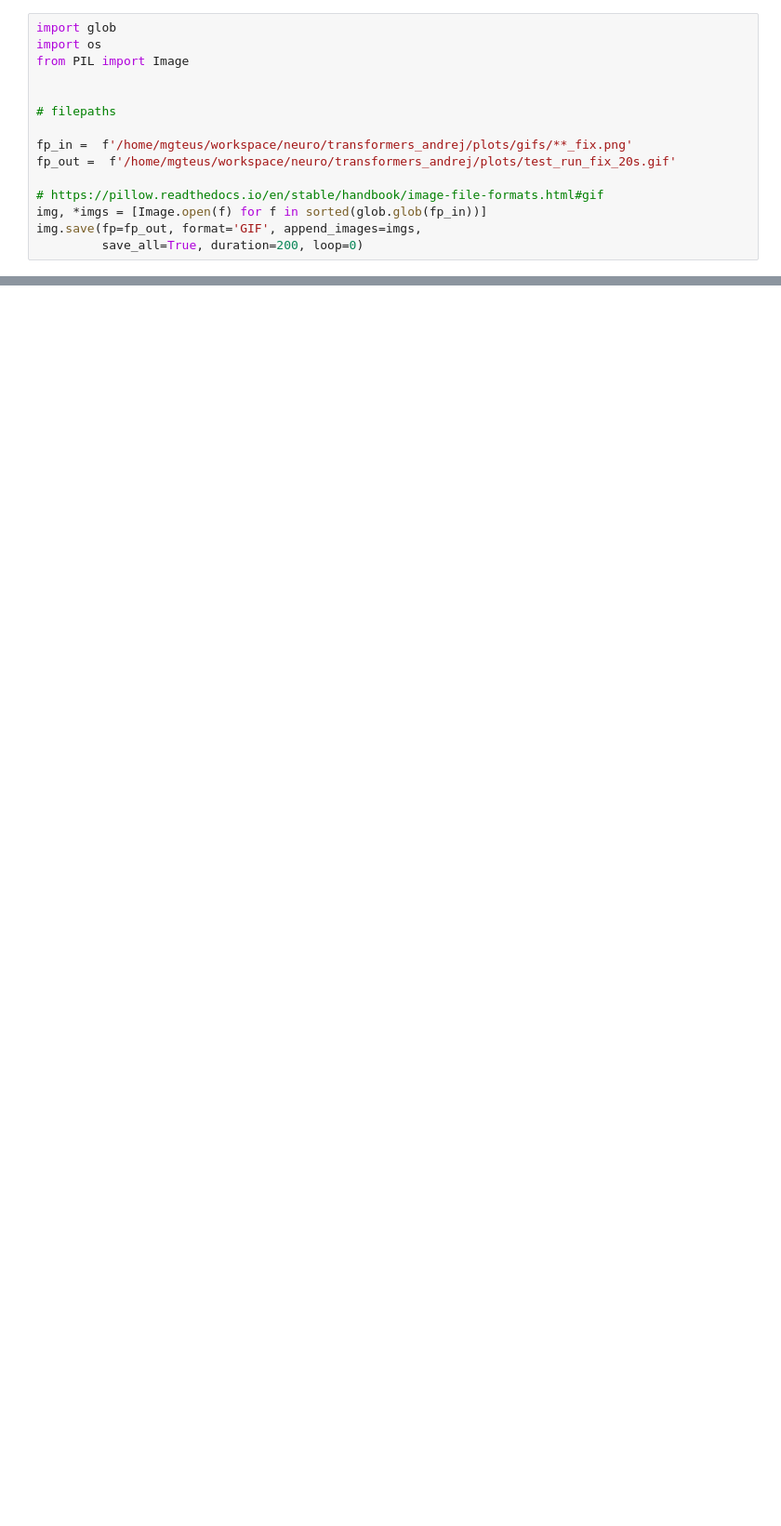
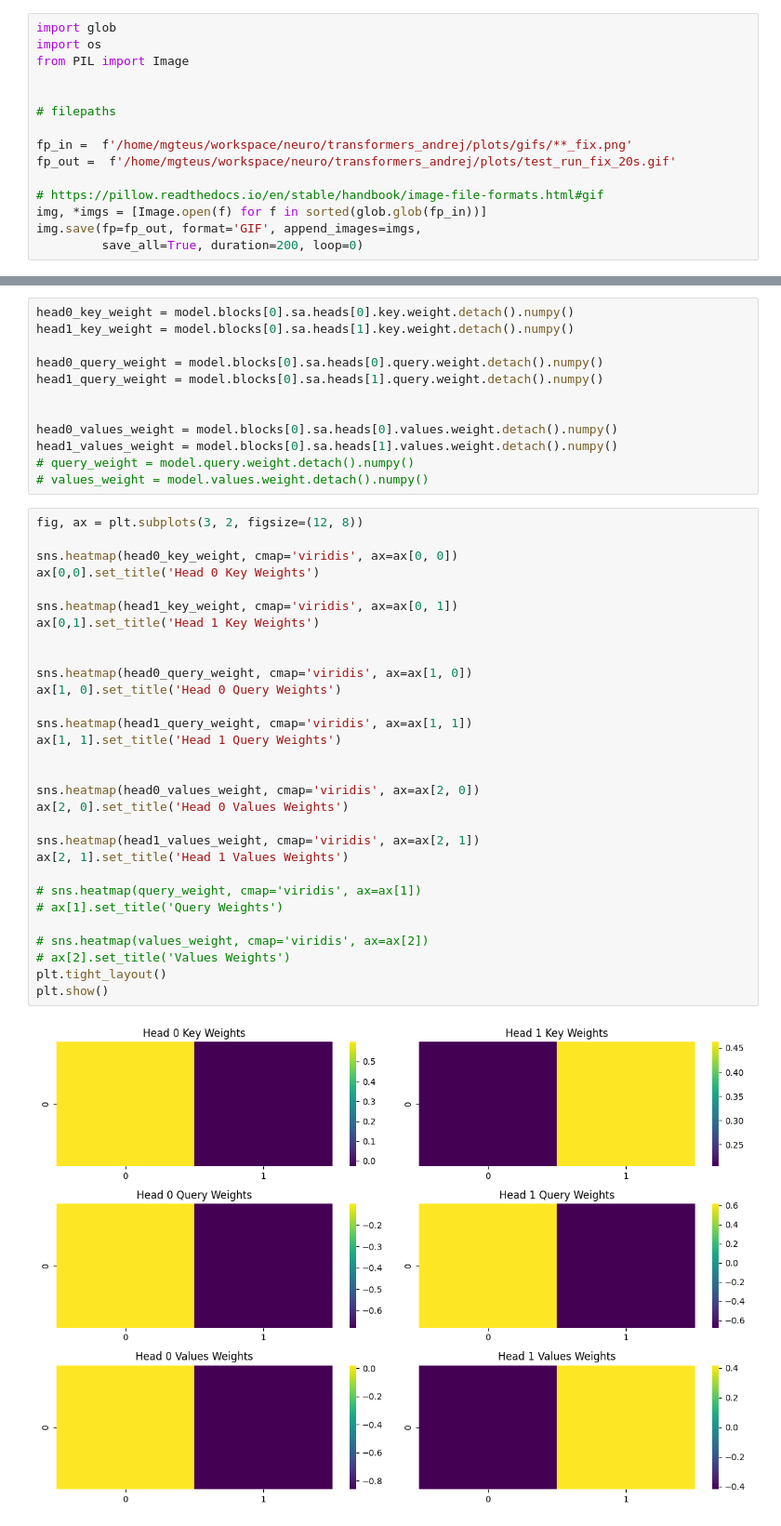
Before and after one commit to mgteus/neuro, a Jupyter notebook: transformers_andrej/attention_model_vizz.ipynb, the cells around one changed output, grey strips where cells are left out. Shown: that part at 93% size. Drawn from its saved outputs; the diff is of its cells as text; blank space fills up the shorter version.

```diff
--- a/transformers_andrej/attention_model_vizz.ipynb
+++ b/transformers_andrej/attention_model_vizz.ipynb
@@ -186,0 +206,44 @@ values_weight = model.values.weight.detach().numpy()
+# %%
+head0_key_weight = model.blocks[0].sa.heads[0].key.weight.detach().numpy()
+head1_key_weight = model.blocks[0].sa.heads[1].key.weight.detach().numpy()
+
+head0_query_weight = model.blocks[0].sa.heads[0].query.weight.detach().numpy()
+head1_query_weight = model.blocks[0].sa.heads[1].query.weight.detach().numpy()
+
+
+head0_values_weight = model.blocks[0].sa.heads[0].values.weight.detach().numpy()
+head1_values_weight = model.blocks[0].sa.heads[1].values.weight.detach().numpy()
+# query_weight = model.query.weight.detach().numpy()
+# values_weight = model.values.weight.detach().numpy()
+# %%
+fig, ax = plt.subplots(3, 2, figsize=(12, 8))
+
+sns.heatmap(head0_key_weight, cmap='viridis', ax=ax[0, 0])
+ax[0,0].set_title('Head 0 Key Weights')
+
+sns.heatmap(head1_key_weight, cmap='viridis', ax=ax[0, 1])
+ax[0,1].set_title('Head 1 Key Weights')
+
+
+sns.heatmap(head0_query_weight, cmap='viridis', ax=ax[1, 0])
+ax[1, 0].set_title('Head 0 Query Weights')
+
+sns.heatmap(head1_query_weight, cmap='viridis', ax=ax[1, 1])
+ax[1, 1].set_title('Head 1 Query Weights')
+
+
+sns.heatmap(head0_values_weight, cmap='viridis', ax=ax[2, 0])
+ax[2, 0].set_title('Head 0 Values Weights')
+
+sns.heatmap(head1_values_weight, cmap='viridis', ax=ax[2, 1])
+ax[2, 1].set_title('Head 1 Values Weights')
+
+# sns.heatmap(query_weight, cmap='viridis', ax=ax[1])
+# ax[1].set_title('Query Weights')
+
+# sns.heatmap(values_weight, cmap='viridis', ax=ax[2])
+# ax[2].set_title('Values Weights')
+plt.tight_layout()
+plt.show()
+# %% [output]
+[figure, added]
```
Also changed, not shown: parts of 23 cells of this notebook, 1 other file.
